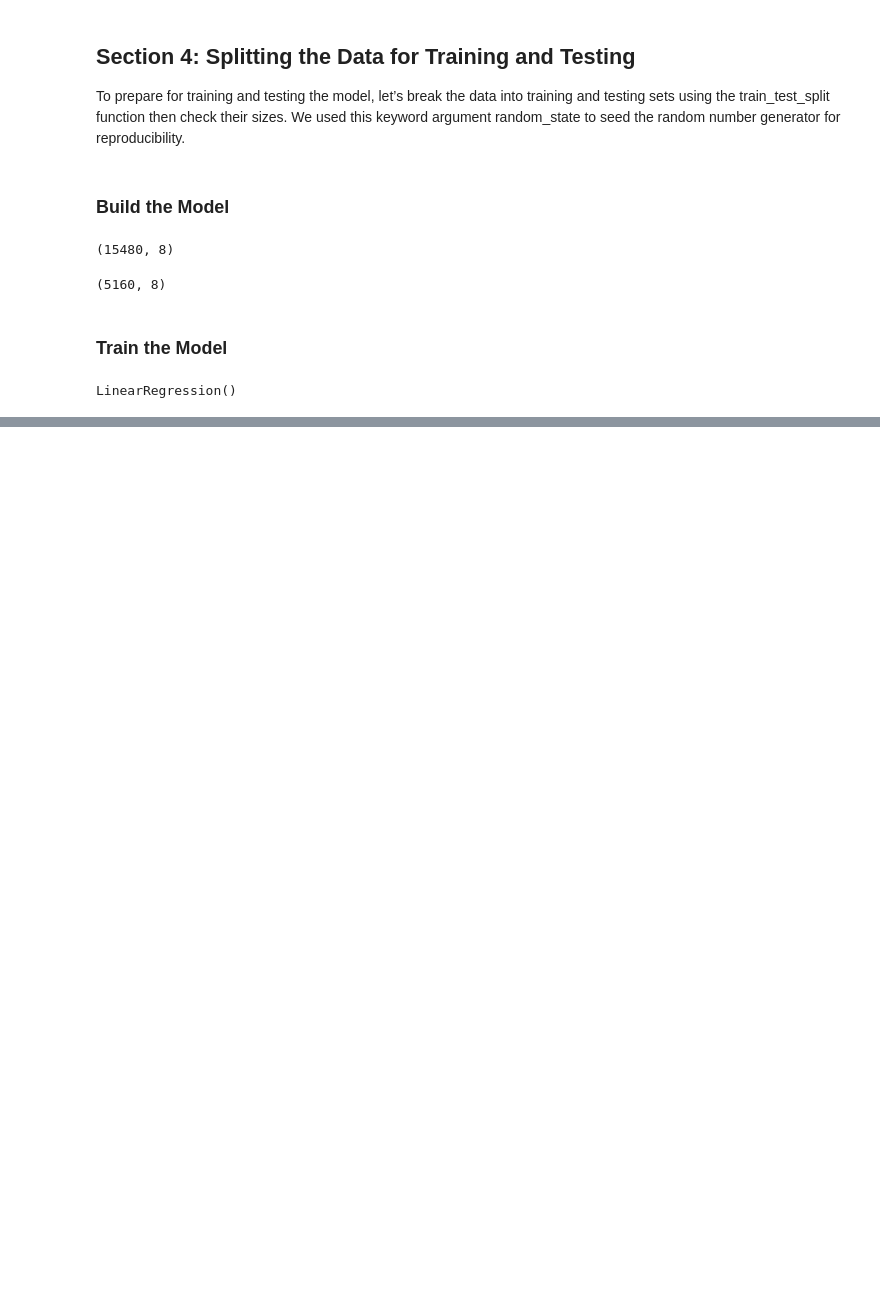
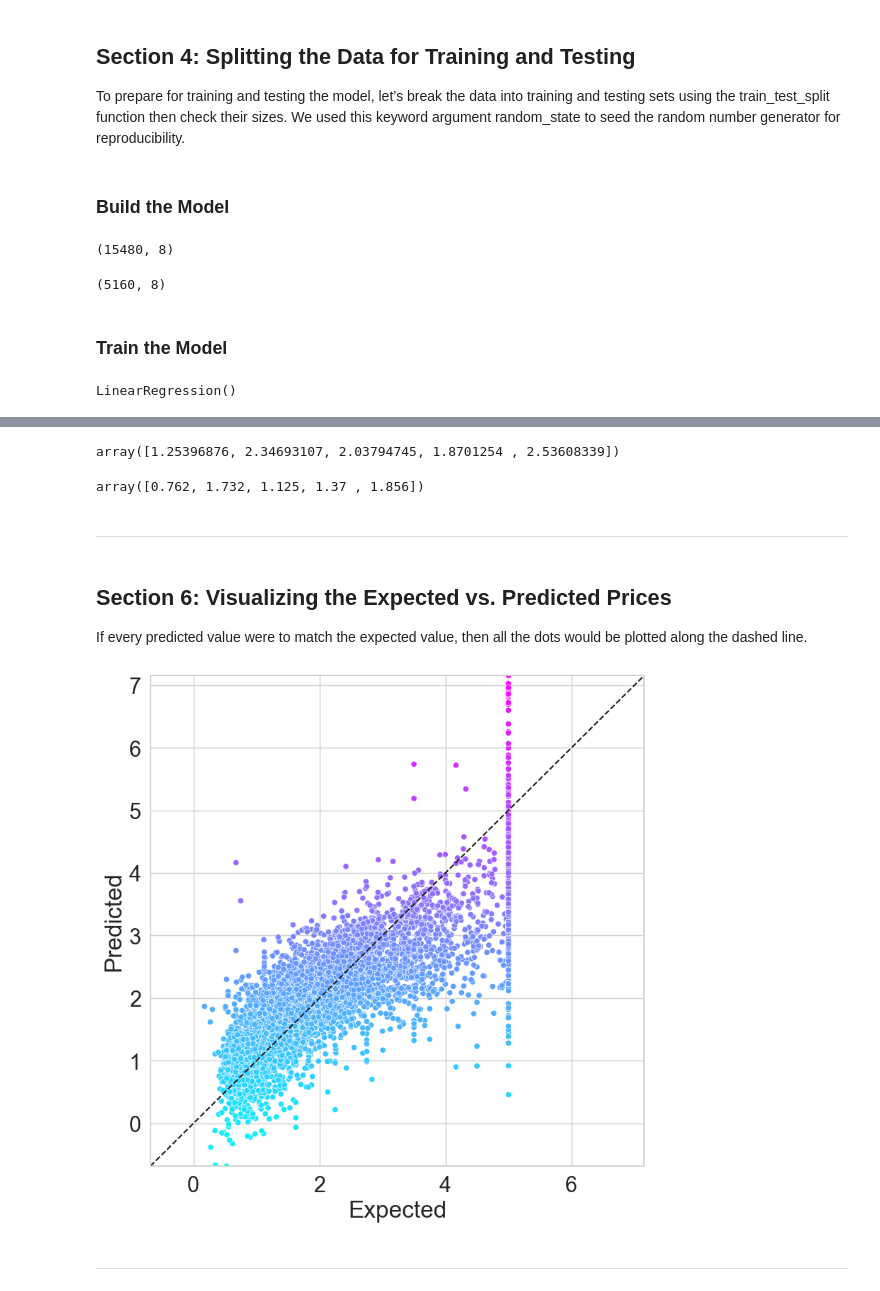
Before and after one commit to Bdowdle4/datafun-07-ml, a Jupyter notebook: dowdle_ml_5.ipynb, the cells around one changed output, grey strips where cells are left out. Cells and saved outputs as stored; diff of their text form; code cells hidden in the pictures; blank space fills up the shorter version.

```diff
--- a/dowdle_ml_5.ipynb
+++ b/dowdle_ml_5.ipynb
@@ -192,0 +234,41 @@ LinearRegression()
+# %%
+predicted = linear_regression.predict(X_test)
+expected = y_test
+
+# display first 5 predictions
+predicted[:5]
+# %% [output]
+array([1.25396876, 2.34693107, 2.03794745, 1.8701254 , 2.53608339])
+# %%
+# display first 5 corresponding values
+expected[:5]
+# %% [output]
+array([0.762, 1.732, 1.125, 1.37 , 1.856])
+# %% [markdown]
+---
+# %% [markdown]
+## Section 6: Visualizing the Expected vs. Predicted Prices
+If every predicted value were to match the expected value, then all the dots would be plotted along the dashed line.
+# %%
+# create a DataFrame containing columns for expectd and predicted values
+df = pd.DataFrame()
+df['Expected'] = pd.Series(expected)
+df['Predicted'] = pd.Series(predicted)
+
+# plot as a scatterplot with the expected (target) prices along the x-axis and the predicted prices along the y-axis
+figure = plt.figure(figsize=(9, 9))
+axes = sns.scatterplot(data=df, x='Expected', y='Predicted', hue='Predicted', palette='cool', legend=False)
+
+# set the x- and y-axes’ limits to use the same scale along both axes
+start = min(expected.min(), predicted.min())
+end = max(expected.max(), predicted.max())
+
+axes.set_xlim(start, end)
+axes.set_ylim(start, end)
+
+# plot a line that represents perfect predictions (note that this is not a regression line)
+line = plt.plot([start, end], [start, end], 'k--')
+# %% [output]
+[figure, added]
+# %% [markdown]
+---
```
Also changed, not shown: parts of 15 cells of this notebook, 1 other file.
